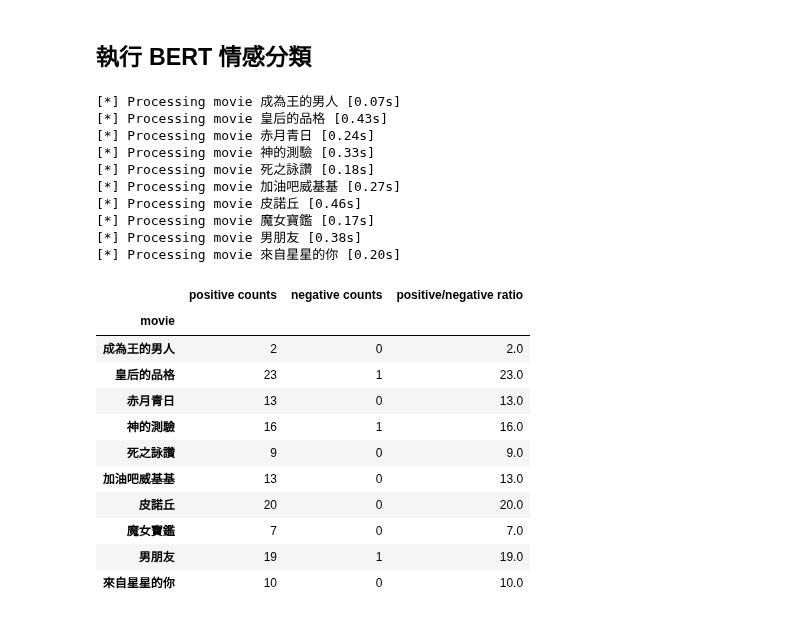
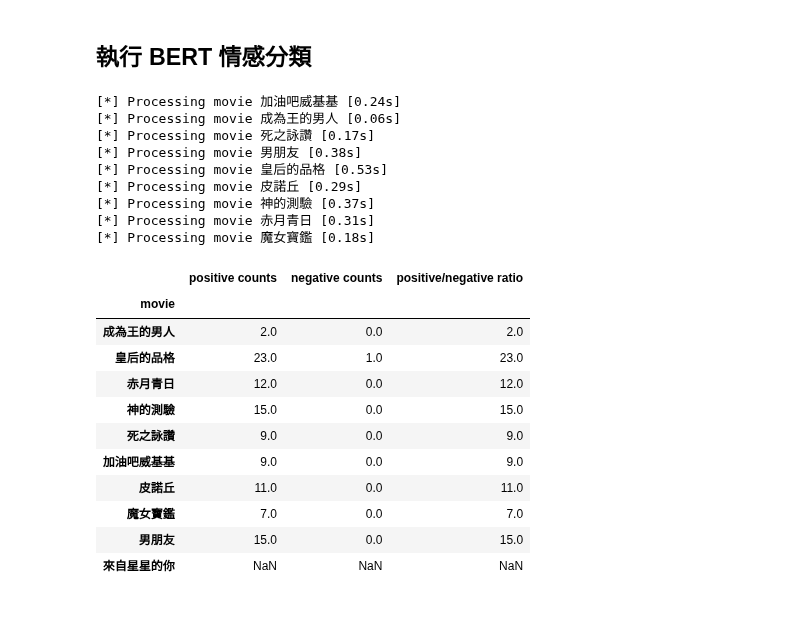
Before and after one commit to pan93412/nkust-homework, a Jupyter notebook: semester-6/marketing/04-sentiments/homework.ipynb, the cells around one changed output. Cells and saved outputs as stored; diff of their text form; code cells hidden in the pictures.

Commit message:
s6: marketing: 04-sentiments: homework: clean up

```diff
--- a/semester-6/marketing/04-sentiments/homework.ipynb
+++ b/semester-6/marketing/04-sentiments/homework.ipynb
@@ -421,58 +431,66 @@ import time
 
 @dataclass
 class SentimentAnalysis:
+    movie: str
     positive: int
     negative: int
     pn_ratio: float
 
-movies_sa_results: dict[str, SentimentAnalysis] = {}
+movies_sa_results: list[SentimentAnalysis] = []
 
-for movie in movies:
+for movie, article_group in df.groupby("電影"):
     t = time.time()
+
     print(f"[*] Processing movie {movie}", end=" ")
 
-    df_movie = df[df["所有文"].str.contains(movie)]
+    # 將所有文章進行情感分析
+    results = classifier(article_group["所有文"].tolist(), padding=True, truncation=True, max_length=512)
+    assert isinstance(results, list)
 
-    # 使用 bert 的 pipeline 對所有文批次進行情感分析
-    results = classifier(df_movie["所有文"].tolist(), padding=True, truncation=True, max_length=512)
-
-    assert isinstance(results, list)
     # 將 label 取出，並進行 counting
     positive = sum(1 for result in results if result["label"] == "POSITIVE")
     negative = sum(1 for result in results if result["label"] == "NEGATIVE")
     pn_ratio = positive / negative if negative != 0 else positive
 
-    movies_sa_results[movie] = SentimentAnalysis(positive, negative, pn_ratio)
+    movies_sa_results.append(SentimentAnalysis(
+        movie=str(movie),
+        positive=positive,
+        negative=negative,
+        pn_ratio=pn_ratio,
+    ))
+
     print(f"[{time.time() - t:.2f}s]")
 # %% [output]
-[*] Processing movie 成為王的男人 [0.07s]
-[*] Processing movie 皇后的品格 [0.43s]
-[*] Processing movie 赤月青日 [0.24s]
-[*] Processing movie 神的測驗 [0.33s]
-[*] Processing movie 死之詠讚 [0.18s]
-[*] Processing movie 加油吧威基基 [0.27s]
-[*] Processing movie 皮諾丘 [0.46s]
-[*] Processing movie 魔女寶鑑 [0.17s]
+[*] Processing movie 加油吧威基基 [0.24s]
+[*] Processing movie 成為王的男人 [0.06s]
+[*] Processing movie 死之詠讚 [0.17s]
 [*] Processing movie 男朋友 [0.38s]
-[*] Processing movie 來自星星的你 [0.20s]
+[*] Processing movie 皇后的品格 [0.53s]
+[*] Processing movie 皮諾丘 [0.29s]
+[*] Processing movie 神的測驗 [0.37s]
+[*] Processing movie 赤月青日 [0.31s]
+[*] Processing movie 魔女寶鑑 [0.18s]
 # %%
 from dataclasses import asdict
 
-movies_sa_results_df = pd.DataFrame([{ "movie": movie, **asdict(movies_sa_results[movie]) } for movie in movies_sa_results])
+movies_sa_results_df = pd.DataFrame(map(asdict, movies_sa_results))
 movies_sa_results_df.set_index("movie", inplace=True)
 movies_sa_results_df.columns = ["positive counts", "negative counts", "positive/negative ratio"]
 
+# 按照 'movies' 的順序 ordering
+movies_sa_results_df = movies_sa_results_df.reindex(movies)
+
 movies_sa_results_df
 # %% [output]
 |  | positive counts | negative counts | positive/negative ratio |
 | movie |  |  |  |
-| 成為王的男人 | 2 | 0 | 2.0 |
-| 皇后的品格 | 23 | 1 | 23.0 |
-| 赤月青日 | 13 | 0 | 13.0 |
-| 神的測驗 | 16 | 1 | 16.0 |
-| 死之詠讚 | 9 | 0 | 9.0 |
-| 加油吧威基基 | 13 | 0 | 13.0 |
-| 皮諾丘 | 20 | 0 | 20.0 |
-| 魔女寶鑑 | 7 | 0 | 7.0 |
-| 男朋友 | 19 | 1 | 19.0 |
-| 來自星星的你 | 10 | 0 | 10.0 |
+| 成為王的男人 | 2.0 | 0.0 | 2.0 |
+| 皇后的品格 | 23.0 | 1.0 | 23.0 |
+| 赤月青日 | 12.0 | 0.0 | 12.0 |
+| 神的測驗 | 15.0 | 0.0 | 15.0 |
+| 死之詠讚 | 9.0 | 0.0 | 9.0 |
+| 加油吧威基基 | 9.0 | 0.0 | 9.0 |
+| 皮諾丘 | 11.0 | 0.0 | 11.0 |
+| 魔女寶鑑 | 7.0 | 0.0 | 7.0 |
+| 男朋友 | 15.0 | 0.0 | 15.0 |
+| 來自星星的你 | NaN | NaN | NaN |
```
Also changed, not shown: parts of 2 cells of this notebook.
